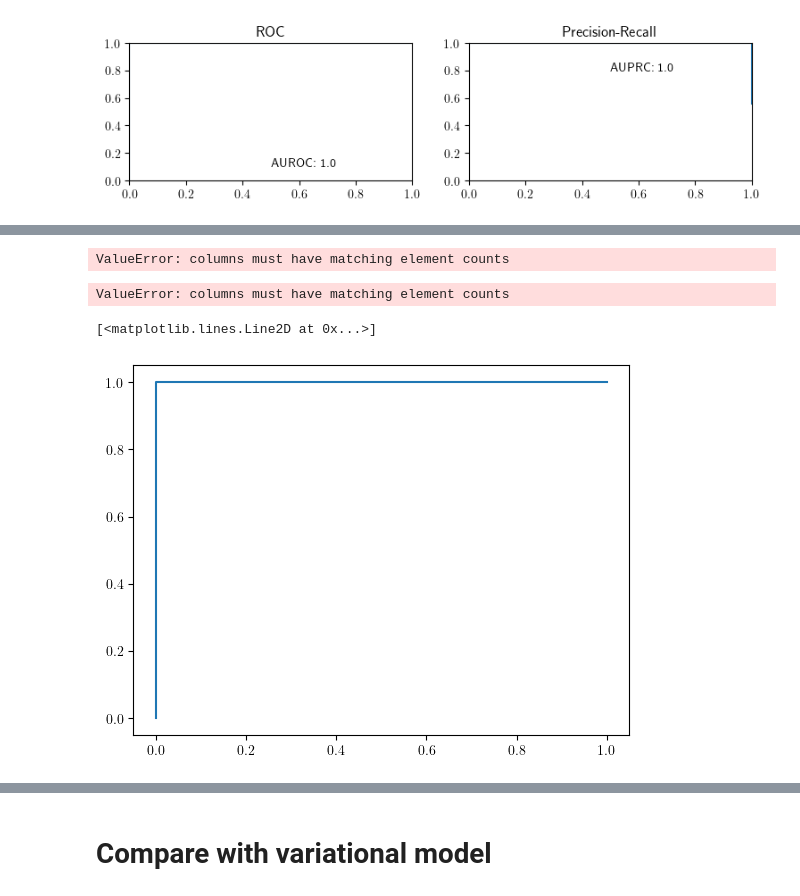
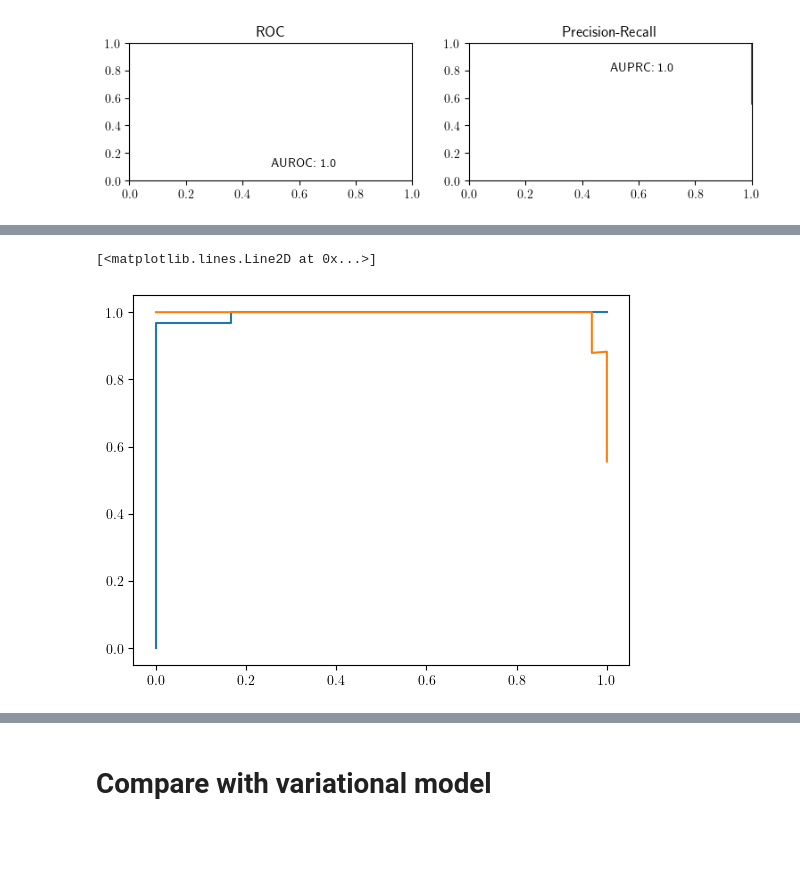
Before and after one commit to mederrata/bayesianquilts, a Jupyter notebook: notebooks/ovarian_pystan.ipynb, the cells around one changed output, grey strips where cells are left out. Cells and saved outputs as stored; diff of their text form; code cells hidden in the pictures; blank space fills up the shorter version.

```diff
--- a/notebooks/ovarian_pystan.ipynb
+++ b/notebooks/ovarian_pystan.ipynb
@@ -783,6 +821,6 @@ NameError: name 'log_pi' is not defined
 # %%
 base = 4
-h_vals = [4**-r for r in range(9)]
+h_vals = [4**-r for r in range(11)]
 
 loo_output = []
 
@@ -811,7 +849,7 @@ for _ in tqdm(range(1)):
             loo = adaptive_is_loo(lr_model, batch, params_, h, variational=False)
             reduced_ndx[n_samples][h] = {}
             # print(f"rho={h}\n")
-            for T in ["I", "LL", "KL", "Var", "MM"]:
+            for T in ["I0", "I", "LL", "KL", "Var", "MM1", "MM2"]:
                 loo_khat[n_samples][h][T] = np.array(loo[T]["khat"])
 
                 records += [
@@ -985,21 +996,24 @@ len(df[['khat', "p_psis", 'ndx']].iloc[0, :].values[0]), len(ndx)
 # %%
 df_ = df.explode(['khat', "p_psis", 'ndx'])[['ndx', 'p_psis', 'khat', 'T']]
-df_ = df_.groupby('ndx')[['khat', 'p_psis']].min()
-ok_ndx = df_[df_.khat<0.7].index
+#df_ = df_[df_['p_psis']!=1]
+#df_ = df_[df_['p_psis']>1e-5]
+df_ = df_[df_['T']!="MM2"]
+
+df_ = df_.groupby(['ndx'])[['khat', 'p_psis']].min()
+
+pd.set_option('display.max_rows', 500)
+
+df_ = df_.reset_index()
+df_['y'] = [y_.tolist()[i][0] for i in df_['ndx'].values]
-# %% [output]
-ValueError: columns must have matching element counts
-# %%
-df_ = df.explode(['khat', "p_psis", 'ndx'])[['ndx', 'p_psis', 'khat', 'T']]
-df_ = df_.groupby('ndx')[['khat', 'p_psis']].min()
-ok_ndx = df_[df_.khat<0.7].index
-
-from sklearn import metrics
-
-fpr, tpr, thresholds = metrics.roc_curve(y__[ok_ndx], df_.iloc[ok_ndx, :].p_psis, pos_label=1)
-# %% [output]
-ValueError: columns must have matching element counts
+# %%
+
+
+
+fpr, tpr, thresholds = metrics.roc_curve(df_['y'], df_.p_psis, pos_label=1)
+precision, recall, thresholds_pr = metrics.precision_recall_curve(df_['y'], df_.p_psis)
 # %%
 plt.plot(fpr, tpr)
+plt.plot(recall, precision)
 # %% [output]
 [<matplotlib.lines.Line2D at 0x...>]
-[figure, old version]
+[figure, new version]
```
Also changed, not shown: parts of 35 cells of this notebook.
